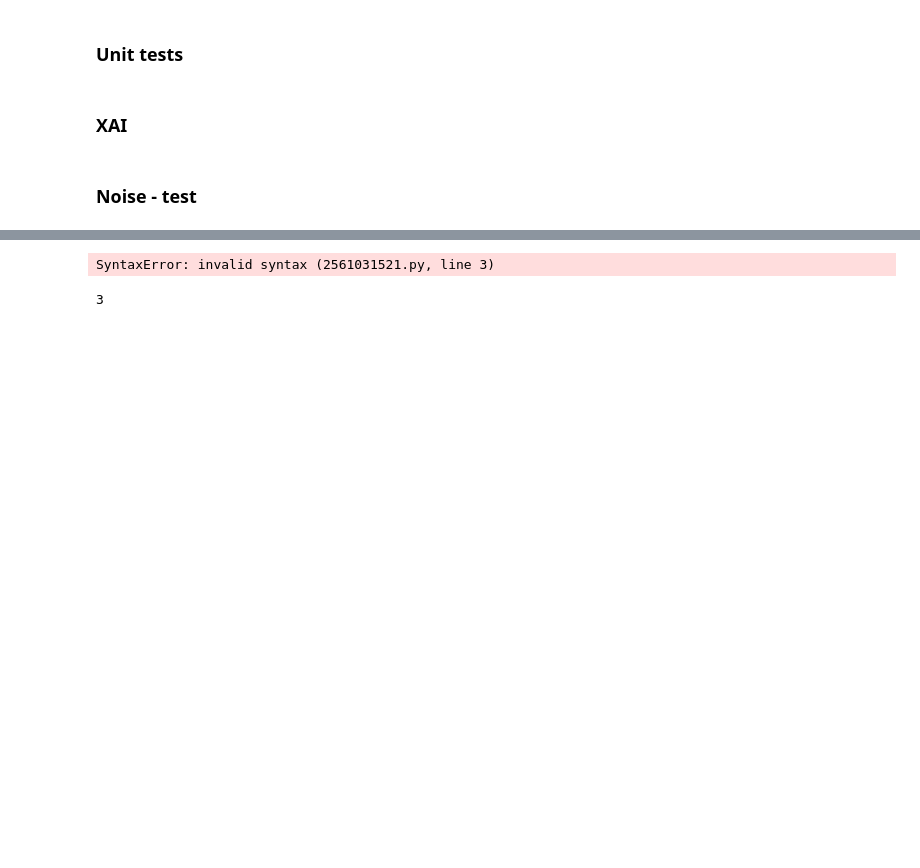
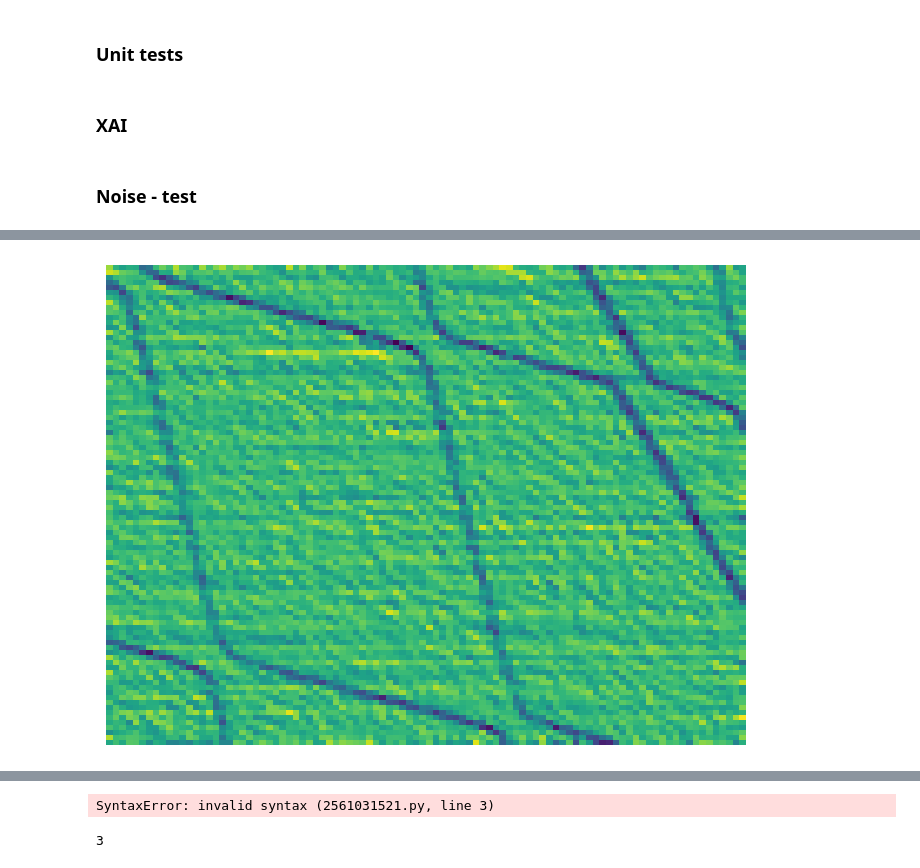
Before and after one commit to KREFT-QS-13/learning-QDs-parameters, a Jupyter notebook: example.ipynb, the cells around one changed output, grey strips where cells are left out. Cells and saved outputs as stored; diff of their text form; code cells hidden in the pictures; blank space fills up the shorter version.

```diff
--- a/example.ipynb
+++ b/example.ipynb
@@ -280,3 +309,13 @@ figs_and_ax = u.plot_CSD(x, y, sensor, poly)
+# %%
+grad = np.gradient(sensor[0,:,:,0], axis=0)+np.gradient(sensor[0,:,:,0], axis=1) + np.gradient(sensor[0,:,:,1], axis=0) + np.gradient(sensor[0,:,:,1], axis=1)
+
+
+plt.pcolormesh(grad)
+plt.axis('off')
+plt.tight_layout(pad=0)
+plt.show()
+# %% [output]
+[figure, added]
 # %%
 fig, ax = u.plot_device_lattice(device, sensors)
 # %% [output]
```
Also changed, not shown: parts of 5 cells of this notebook, 3 other files.
